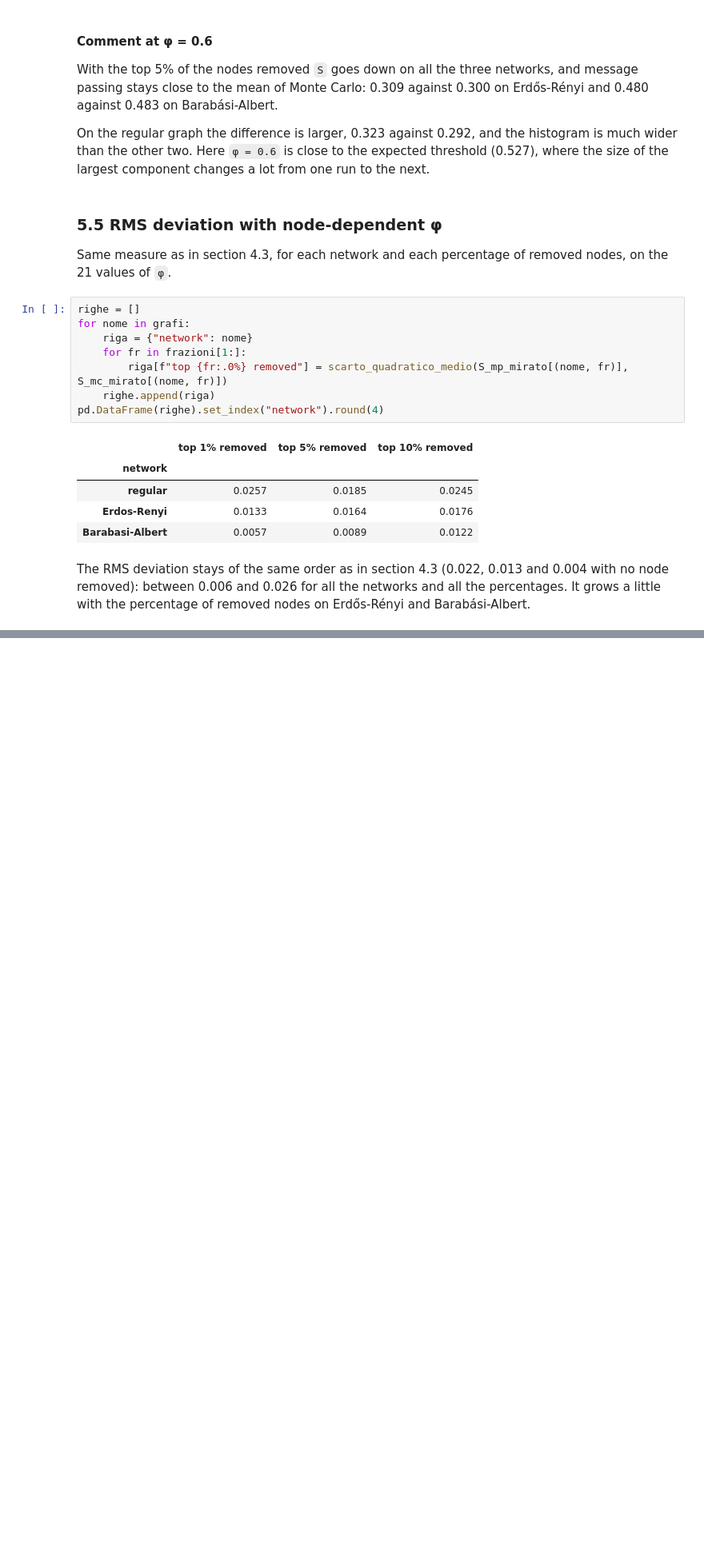
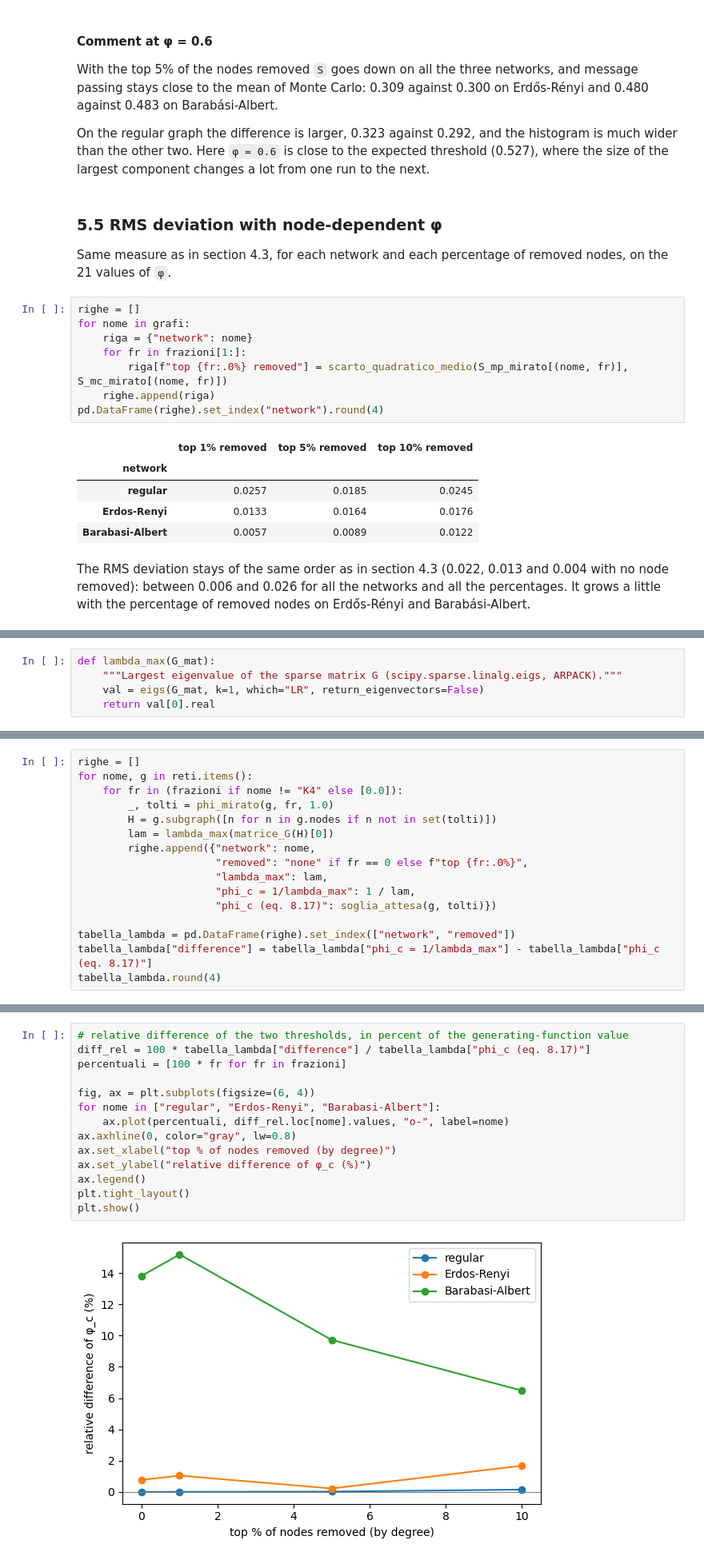
Before and after one commit to riccorte/Cascade-Screening-in-Complex-Networks, a Jupyter notebook: notebooks/01_site_percolation_mp_vs_mc.ipynb, the cells around one changed output, grey strips where cells are left out. Shown at 80% size. Cells and saved outputs as stored; diff of their text form; blank space fills up the shorter version.

Commit message:
Adding the analytical derivation of lambda_max using sparse matrices and the notebook 2 which studies the accuracy of the MP when the main hypothesis is no longer guaranteed

```diff
--- a/notebooks/01_site_percolation_mp_vs_mc.ipynb
+++ b/notebooks/01_site_percolation_mp_vs_mc.ipynb
@@ -876,0 +940,5 @@ the percentage of removed nodes on Erdős-Rényi and Barabási-Albert.
+# %%
+def lambda_max(G_mat):
+    """Largest eigenvalue of the sparse matrix G (scipy.sparse.linalg.eigs, ARPACK)."""
+    val = eigs(G_mat, k=1, which="LR", return_eigenvectors=False)
+    return val[0].real
@@ -876,0 +962,16 @@ the percentage of removed nodes on Erdős-Rényi and Barabási-Albert.
+# %%
+righe = []
+for nome, g in reti.items():
+    for fr in (frazioni if nome != "K4" else [0.0]):
+        _, tolti = phi_mirato(g, fr, 1.0)
+        H = g.subgraph([n for n in g.nodes if n not in set(tolti)])
+        lam = lambda_max(matrice_G(H)[0])
+        righe.append({"network": nome,
+                      "removed": "none" if fr == 0 else f"top {fr:.0%}",
+                      "lambda_max": lam,
+                      "phi_c = 1/lambda_max": 1 / lam,
+                      "phi_c (eq. 8.17)": soglia_attesa(g, tolti)})
+
+tabella_lambda = pd.DataFrame(righe).set_index(["network", "removed"])
+tabella_lambda["difference"] = tabella_lambda["phi_c = 1/lambda_max"] - tabella_lambda["phi_c (eq. 8.17)"]
+tabella_lambda.round(4)
@@ -876,0 +994,16 @@ the percentage of removed nodes on Erdős-Rényi and Barabási-Albert.
+# %%
+# relative difference of the two thresholds, in percent of the generating-function value
+diff_rel = 100 * tabella_lambda["difference"] / tabella_lambda["phi_c (eq. 8.17)"]
+percentuali = [100 * fr for fr in frazioni]
+
+fig, ax = plt.subplots(figsize=(6, 4))
+for nome in ["regular", "Erdos-Renyi", "Barabasi-Albert"]:
+    ax.plot(percentuali, diff_rel.loc[nome].values, "o-", label=nome)
+ax.axhline(0, color="gray", lw=0.8)
+ax.set_xlabel("top % of nodes removed (by degree)")
+ax.set_ylabel("relative difference of φ_c (%)")
+ax.legend()
+plt.tight_layout()
+plt.show()
+# %% [output]
+[figure, added]
```
Also changed, not shown: parts of 17 cells of this notebook, 4 other files.
